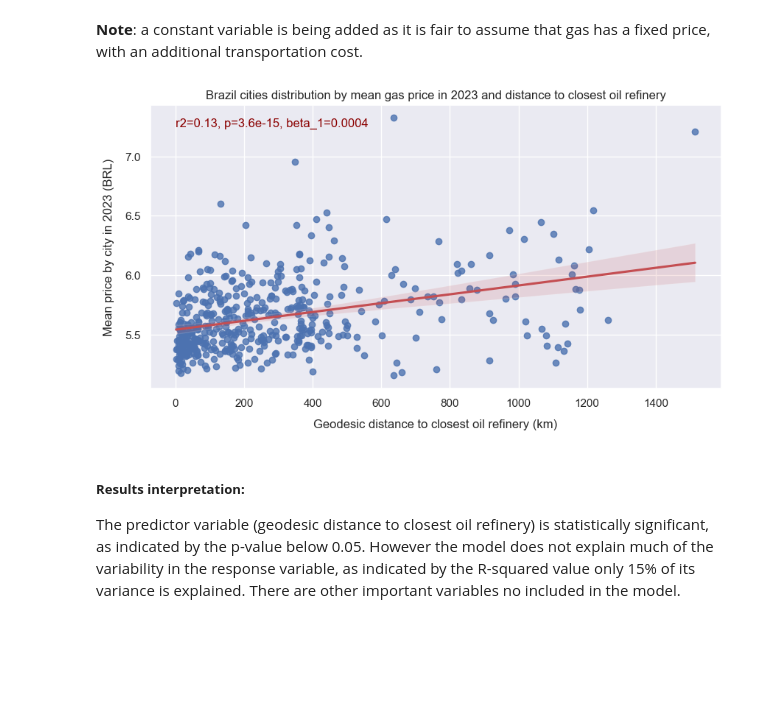
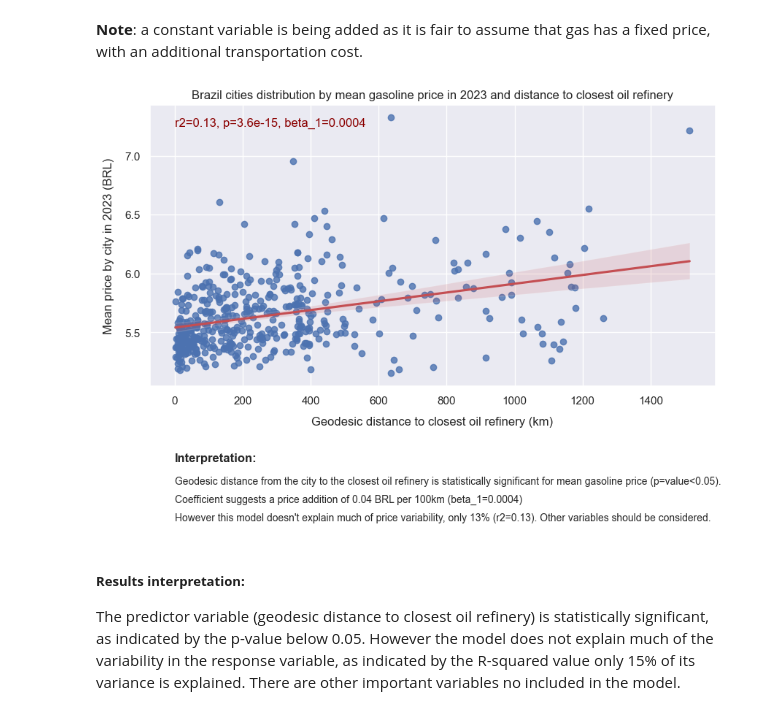
Before and after one commit to pietro-bottega/ANP_BR_gas_prices, a Jupyter notebook: BR_gas_prices_analysis.ipynb, the cells around one changed output. Saved outputs shown, nothing was run; the diff lists cells and outputs as text; code cells hidden in the pictures; blank space fills up the shorter version.

Commit message:
Annotating charts and typo corrections

```diff
--- a/BR_gas_prices_analysis.ipynb
+++ b/BR_gas_prices_analysis.ipynb
@@ -478,26 +478,30 @@ Notes:
 # %%
 # Plotting results with scatter plot
 sns.set_theme(style='darkgrid')
 fig = plt.subplots(figsize=(10, 5))
 ax = sns.regplot(data=cities_price_distance, x='nearer_refinery_distance', y='price', line_kws=dict(color="r"))
 
 # Referencing regression results
 beta_1 = result.params[1]
 pvalue = result.pvalues[1]
 rsquared = result.rsquared
 
 # Styling plot
-ax.set_title('Brazil cities distribution by mean gas price in 2023 and distance to closest oil refinery')
+ax.set_title('Brazil cities distribution by mean gasoline price in 2023 and distance to closest oil refinery')
 ax.set_ylabel('Mean price by city in 2023 (BRL)', labelpad=10)
 ax.set_xlabel('Geodesic distance to closest oil refinery (km)', labelpad=10)
 
 # Adding annotation with regression results
 ax.text(0, 7.25, f'r2={rsquared:.2f}, p={pvalue:.2g}, beta_1={beta_1:.4f}',
         transform=ax.transData, color='darkred', fontsize='medium')
 
+ax.text(0, 4.4, "Interpretation:", transform=ax.transData, fontweight='bold', fontsize='medium')
+ax.text(0, 3.9, "Geodesic distance from the city to the closest oil refinery is statistically significant for mean gasoline price (p=value<0.05).\nCoefficient suggests a price addition of 0.04 BRL per 100km (beta_1=0.0004)\nHowever this model doesn't explain much of price variability, only 13% (r2=0.13). Other variables should be considered.",
+        transform=ax.transData, fontsize='small', linespacing=2)
+
 plt.savefig('distance_regression.png', bbox_inches='tight', pad_inches=0.2);
 # %% [output]
-[figure, old version]
+[figure, new version]
 # %% [markdown]
 ##### **Results interpretation:**
 The predictor variable (geodesic distance to closest oil refinery) is statistically significant, as indicated by the p-value below 0.05. However the model does not explain much of the variability in the response variable, as indicated by the R-squared value only 15% of its variance is explained. There are other important variables no included in the model.
```
Also changed, not shown: parts of 5 cells of this notebook, 4 other files.
